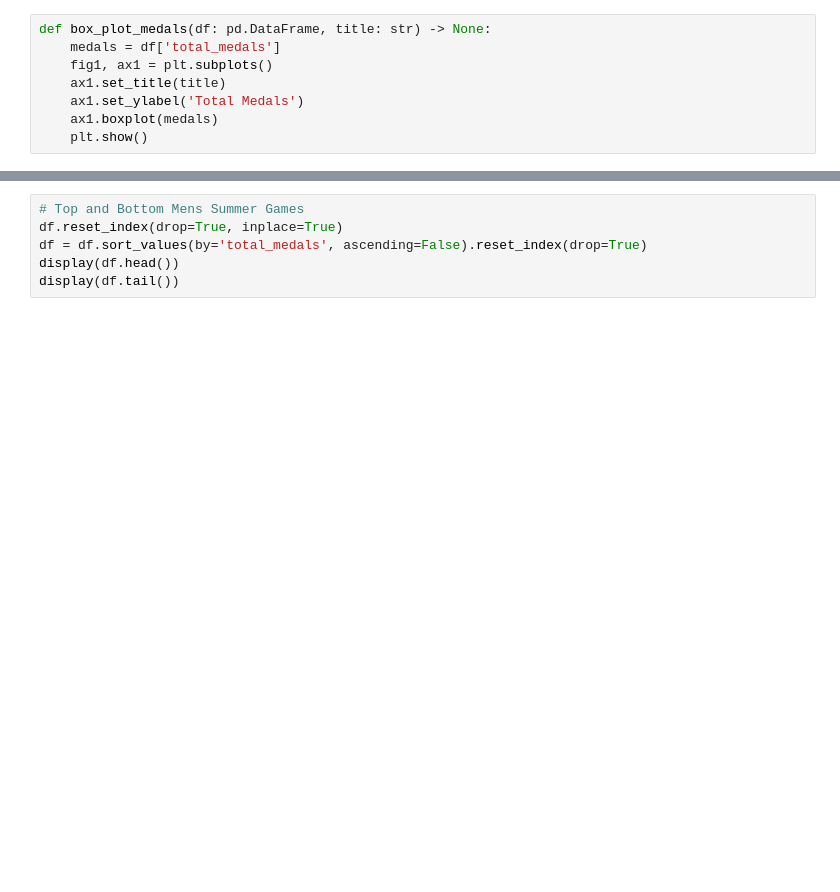
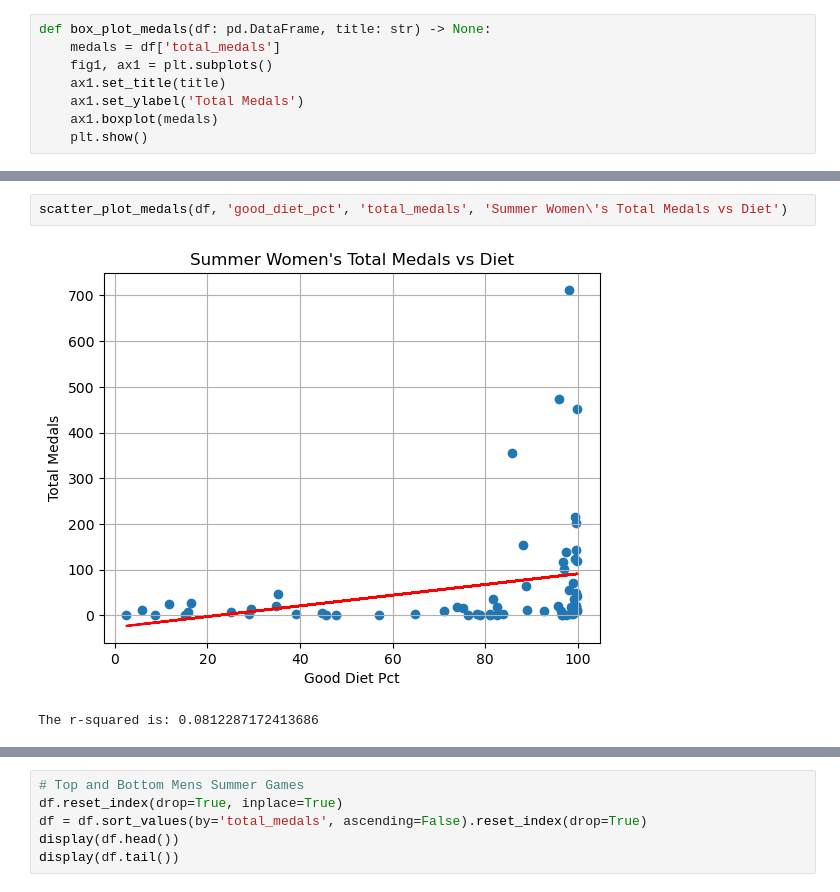
Before and after one commit to JimGile/group3-project1, a Jupyter notebook: src/jg_medal_type_correlation_with_games.ipynb, the cells around one changed output, grey strips where cells are left out. Drawn from its saved outputs; the diff is of its cells as text; blank space fills up the shorter version.

```diff
--- a/src/jg_medal_type_correlation_with_games.ipynb
+++ b/src/jg_medal_type_correlation_with_games.ipynb
@@ -110,3 +116,8 @@ memory usage: 6.6+ KB
+# %%
+scatter_plot_medals(df, 'good_diet_pct', 'total_medals', 'Summer Women\'s Total Medals vs Diet')
+# %% [output]
+[figure, added]
+The r-squared is: 0.0812287172413686
 # %%
 # Top and Bottom Womens Summer Games
 df.reset_index(drop=True, inplace=True)
```
Also changed, not shown: parts of 26 cells of this notebook.
